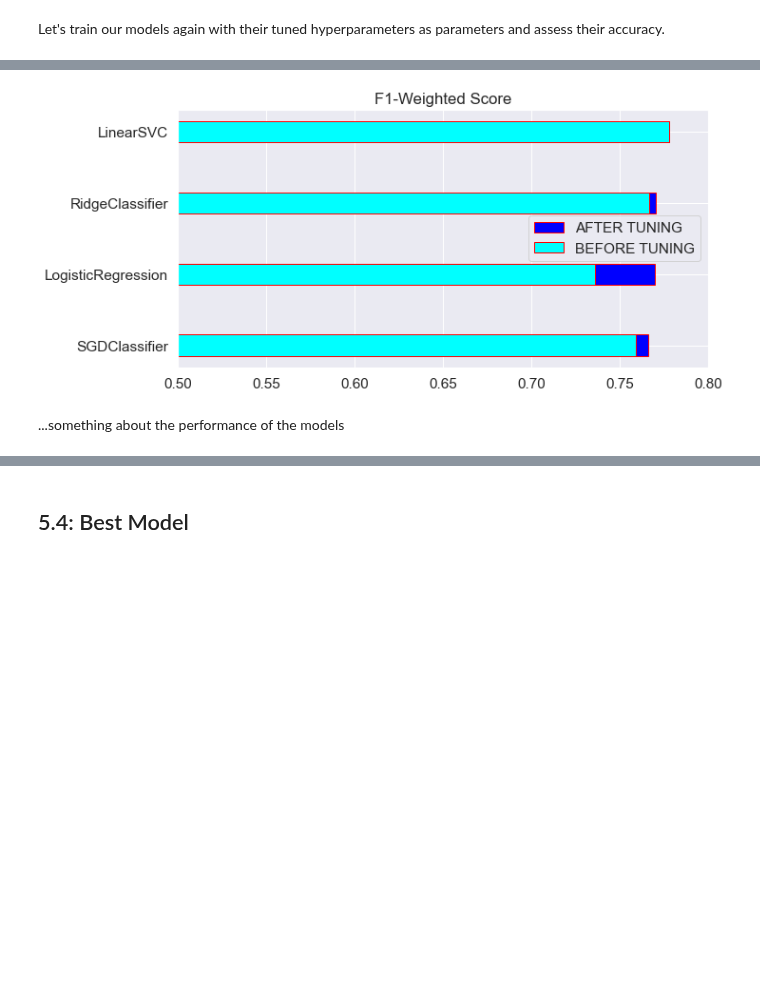
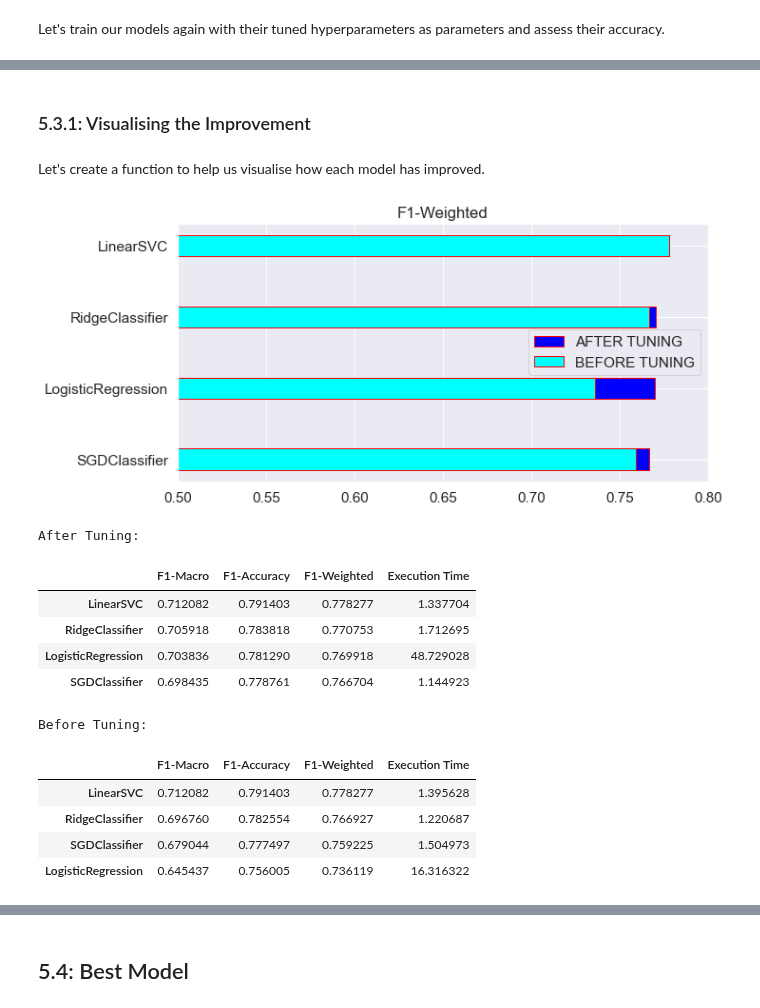
Before and after one commit to Mahlomola-Moses/classification-predict-streamlit-template, a Jupyter notebook: Team_JS_2_Predict.ipynb, the cells around one changed output, grey strips where cells are left out. Saved outputs shown, nothing was run; the diff lists cells and outputs as text; code cells hidden in the pictures; blank space fills up the shorter version.

```diff
--- a/Team_JS_2_Predict.ipynb
+++ b/Team_JS_2_Predict.ipynb
@@ -1011,25 +1008,66 @@ Wall time: 48.9 s
+# %% [markdown]
+ ### 5.3.1: Visualising the Improvement
+# %% [markdown]
+Let's create a function to help us visualise how each model has improved.
 # %%
-after = ordered_best_performing_df.sort_values('F1-Weighted',ascending=True)
-before = ordered_clf_performance_df.sort_values('F1-Weighted',ascending=True)
+def graph_model_improvement(tuned_models_performance, models_performance, column):
+    """
+    A function to visualise model improvements after hyperparameter tuning
+    :param tuned_models_performance: Dataframe of model performances after tuning
+    :param models_performance:       Dataframe of model performances beofre tuning
+    :column:                         String, column to sort by
+    return: Graph
+    """
+    after = tuned_models_performance.sort_values(column,ascending=True)
+    before = models_performance.sort_values(column,ascending=True)
 
-fig, ax = plt.subplots(figsize=(10, 5))
-ax.set_xlim([0.5, 0.8])
-plt.rcParams['font.size'] = '12'
+    if column == 'Execution Time':
+        xlim = [0.9, 50]
+        after = tuned_models_performance.sort_values(column,ascending=False)
+        before = models_performance.sort_values(column,ascending=False)
+    else:
+        xlim = [0.5, 0.8]
 
-hyperparams_2 = after['F1-Weighted'].index
-hyperparams_1 = before['F1-Weighted'].index
-f12 = after['F1-Weighted']
-f11 = before['F1-Weighted'][hyperparams_2]
+    fig, ax = plt.subplots(figsize=(10, 5))
+    ax.set_xlim(xlim)
+    plt.rcParams['font.size'] = '12'
 
-after_tuning = ax.barh(y= hyperparams_2, width= f12, height =0.3, color= 'blue',
+    models_after_tuning = after[column].index
+    metrics_after = after[column]
+    metrics_before = before[column][models_after_tuning]
+
+    after_tuning = ax.barh(y= models_after_tuning, width= metrics_after, height =0.3, color= 'blue',
                                    edgecolor = 'red',label = 'AFTER TUNING')
-before_tuning = ax.barh(y=hyperparams_2, width= f11, height =0.3, color= 'cyan',
+    before_tuning = ax.barh(y=models_after_tuning, width= metrics_before, height =0.3, color= 'cyan',
                         edgecolor = 'red', label = 'BEFORE TUNING')
-ax.set_title('F1-Weighted Score')
+    ax.set_title(column)
 
-ax.legend()
-plt.show()
+    ax.legend()
+    return plt.show()
-# %% [output]
-[figure, removed]
-# %% [markdown]
-...something about the performance of the models
+# %%
+clf_performance_df = pd.read_csv('clf_performance_df.csv', index_col = 0)
+best_performing_df = pd.read_csv('best_performing_df.csv', index_col = 0)
+
+ordered_best_performing_df = best_performing_df.sort_values('F1-Accuracy',ascending=False)
+ordered_clf_performance_df = clf_performance_df.sort_values('F1-Accuracy',ascending=False)
+
+
+graph_model_improvement(best_performing_df, clf_performance_df, 'F1-Weighted')
+print('After Tuning: ')
+display(ordered_best_performing_df)
+print('Before Tuning: ')
+display(ordered_clf_performance_df.iloc[0:4])
+# %% [output]
+[figure, added]
+After Tuning:
+|  | F1-Macro | F1-Accuracy | F1-Weighted | Execution Time |
+| LinearSVC | 0.712082 | 0.791403 | 0.778277 | 1.337704 |
+| RidgeClassifier | 0.705918 | 0.783818 | 0.770753 | 1.712695 |
+| LogisticRegression | 0.703836 | 0.781290 | 0.769918 | 48.729028 |
+| SGDClassifier | 0.698435 | 0.778761 | 0.766704 | 1.144923 |
+Before Tuning:
+|  | F1-Macro | F1-Accuracy | F1-Weighted | Execution Time |
+| LinearSVC | 0.712082 | 0.791403 | 0.778277 | 1.395628 |
+| RidgeClassifier | 0.696760 | 0.782554 | 0.766927 | 1.220687 |
+| SGDClassifier | 0.679044 | 0.777497 | 0.759225 | 1.504973 |
+| LogisticRegression | 0.645437 | 0.756005 | 0.736119 | 16.316322 |
```
Also changed, not shown: parts of 9 cells of this notebook.
